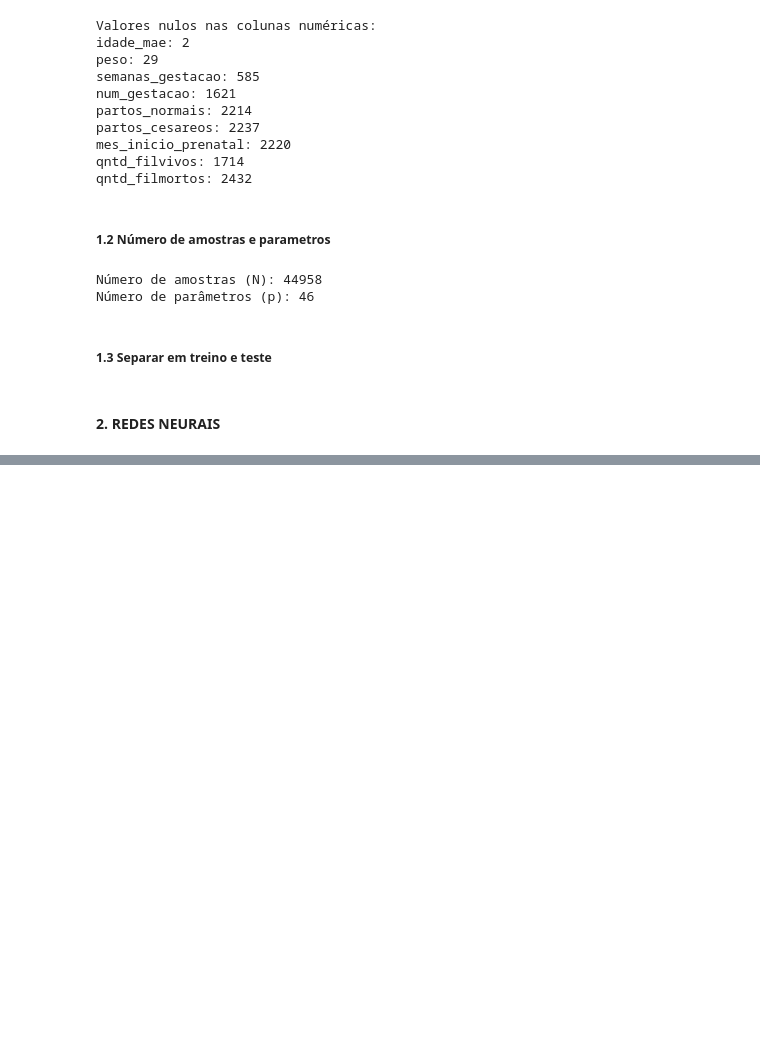
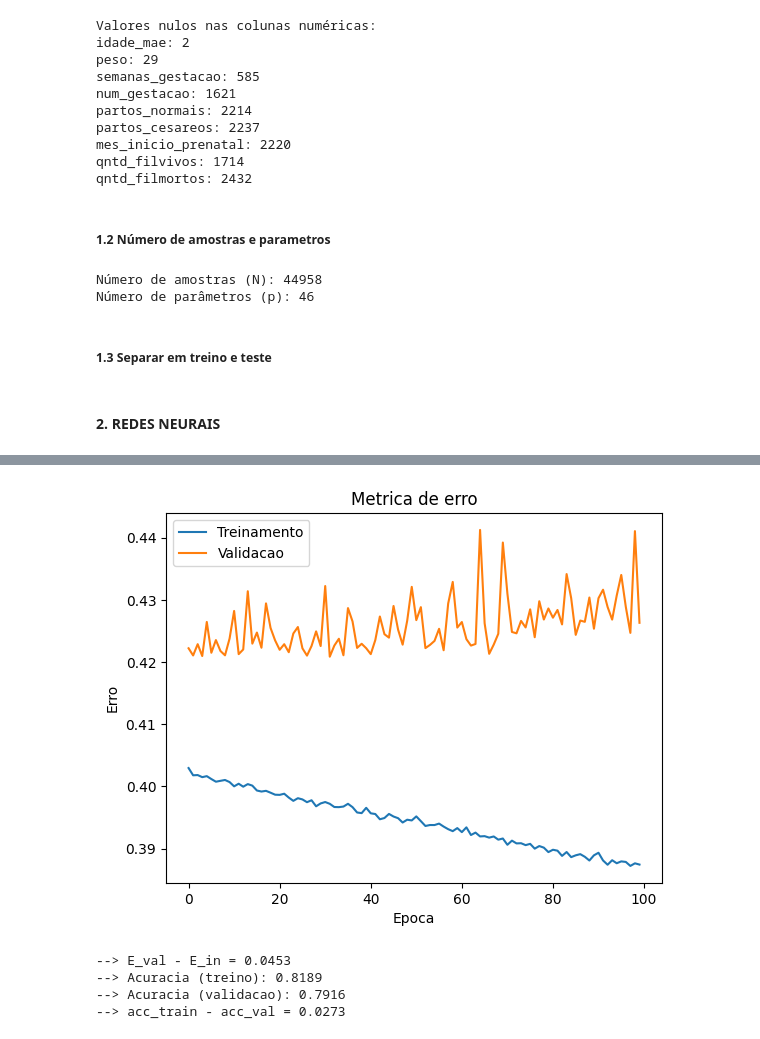
Before and after one commit to juliamssilva/neopredict, a Jupyter notebook: main.ipynb, the cells around one changed output, grey strips where cells are left out. Drawn from its saved outputs; the diff is of its cells as text; code cells hidden in the pictures; blank space fills up the shorter version.

```diff
--- a/main.ipynb
+++ b/main.ipynb
@@ -111,0 +196,2 @@ X_train, X_test, y_train, y_test = train_test_split(X_processed, y, test_size=0.
+# %%
+history = model.fit(X_train, y_train, validation_data=(X_val, y_val), epochs=100, batch_size=BATCH_SIZE)
@@ -111,0 +216,25 @@ X_train, X_test, y_train, y_test = train_test_split(X_processed, y, test_size=0.
+# %%
+plt.plot(history.history['loss'])
+plt.plot(history.history['val_loss'])
+plt.title('Metrica de erro')
+plt.ylabel('Erro')
+plt.xlabel('Epoca')
+plt.legend(['Treinamento', 'Validacao'])
+plt.show()
+
+# Obtendo a acuracia no conjunto de treinamento
+E_in, acc_train = model.evaluate(X_train, y_train, batch_size=BATCH_SIZE, verbose=0)
+
+# Obtendo a acuracia no conjunto de validacao
+E_val, acc_val = model.evaluate(X_val, y_val, batch_size=BATCH_SIZE, verbose=0)
+
+print(f"--> E_val - E_in = {E_val - E_in:.4f}")
+print(f'--> Acuracia (treino): {acc_train:.4f}')
+print(f'--> Acuracia (validacao): {acc_val:.4f}')
+print(f"--> acc_train - acc_val = {acc_train - acc_val:.4f}")
+# %% [output]
+[figure, added]
+--> E_val - E_in = 0.0453
+--> Acuracia (treino): 0.8189
+--> Acuracia (validacao): 0.7916
+--> acc_train - acc_val = 0.0273
```
Also changed, not shown: parts of 10 cells of this notebook, 1 other file.
